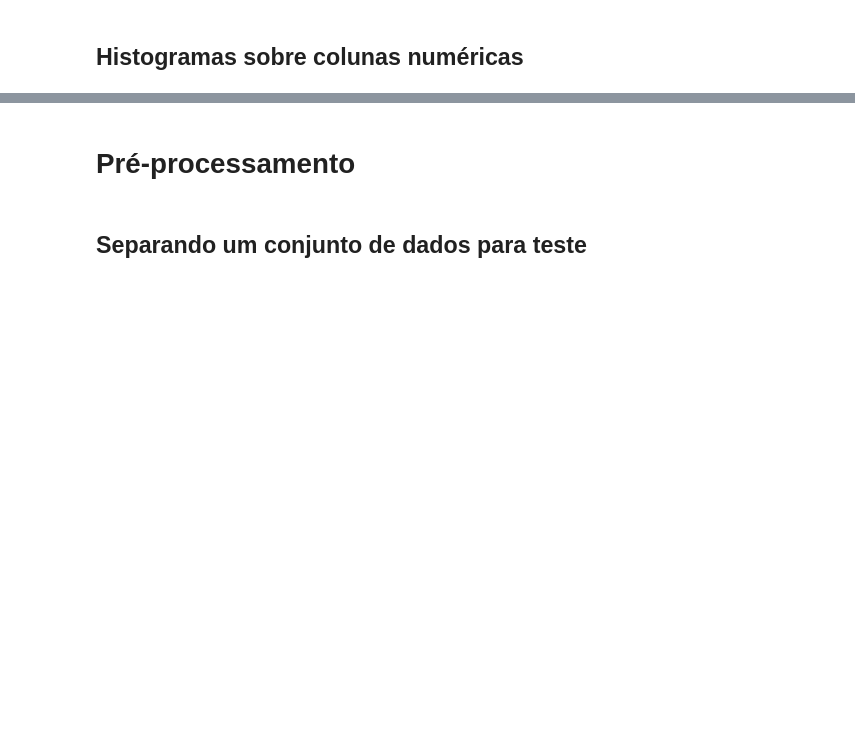
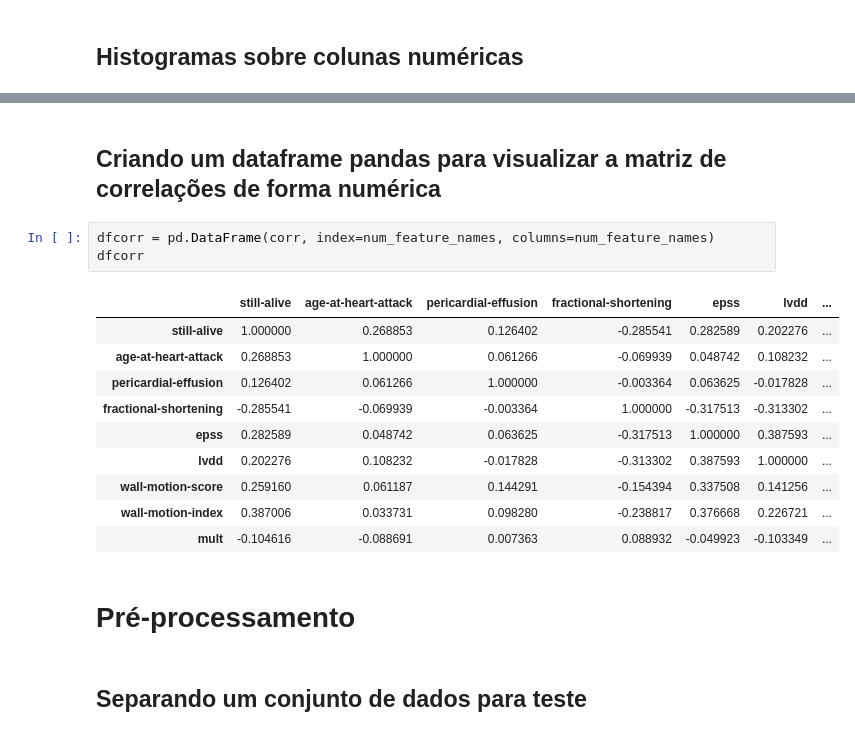
Before and after one commit to ericcarlotto/analiseDadosEchocardiogramDatabase, a Jupyter notebook: predictiveModelEchocardiogram.ipynb, the cells around one changed output, grey strips where cells are left out. Saved outputs shown, nothing was run; the diff lists cells and outputs as text; blank space fills up the shorter version.

```diff
--- a/predictiveModelEchocardiogram.ipynb
+++ b/predictiveModelEchocardiogram.ipynb
@@ -101,3 +111,19 @@ plt.show()
+# %% [markdown]
+<h2>Criando um dataframe pandas para visualizar a matriz de correlações de forma numérica</h2>
+# %%
+dfcorr = pd.DataFrame(corr, index=num_feature_names, columns=num_feature_names)
+dfcorr
+# %% [output]
+|  | still-alive | age-at-heart-attack | pericardial-effusion | fractional-shortening | epss | lvdd | ... |
+| still-alive | 1.000000 | 0.268853 | 0.126402 | -0.285541 | 0.282589 | 0.202276 | ... |
+| age-at-heart-attack | 0.268853 | 1.000000 | 0.061266 | -0.069939 | 0.048742 | 0.108232 | ... |
+| pericardial-effusion | 0.126402 | 0.061266 | 1.000000 | -0.003364 | 0.063625 | -0.017828 | ... |
+| fractional-shortening | -0.285541 | -0.069939 | -0.003364 | 1.000000 | -0.317513 | -0.313302 | ... |
+| epss | 0.282589 | 0.048742 | 0.063625 | -0.317513 | 1.000000 | 0.387593 | ... |
+| lvdd | 0.202276 | 0.108232 | -0.017828 | -0.313302 | 0.387593 | 1.000000 | ... |
+| wall-motion-score | 0.259160 | 0.061187 | 0.144291 | -0.154394 | 0.337508 | 0.141256 | ... |
+| wall-motion-index | 0.387006 | 0.033731 | 0.098280 | -0.238817 | 0.376668 | 0.226721 | ... |
+| mult | -0.104616 | -0.088691 | 0.007363 | 0.088932 | -0.049923 | -0.103349 | ... |
 # %% [markdown]
 <h1>Pré-processamento</h1>
 # %% [markdown]
```
Also changed, not shown: parts of 35 cells of this notebook, 1 other file.
